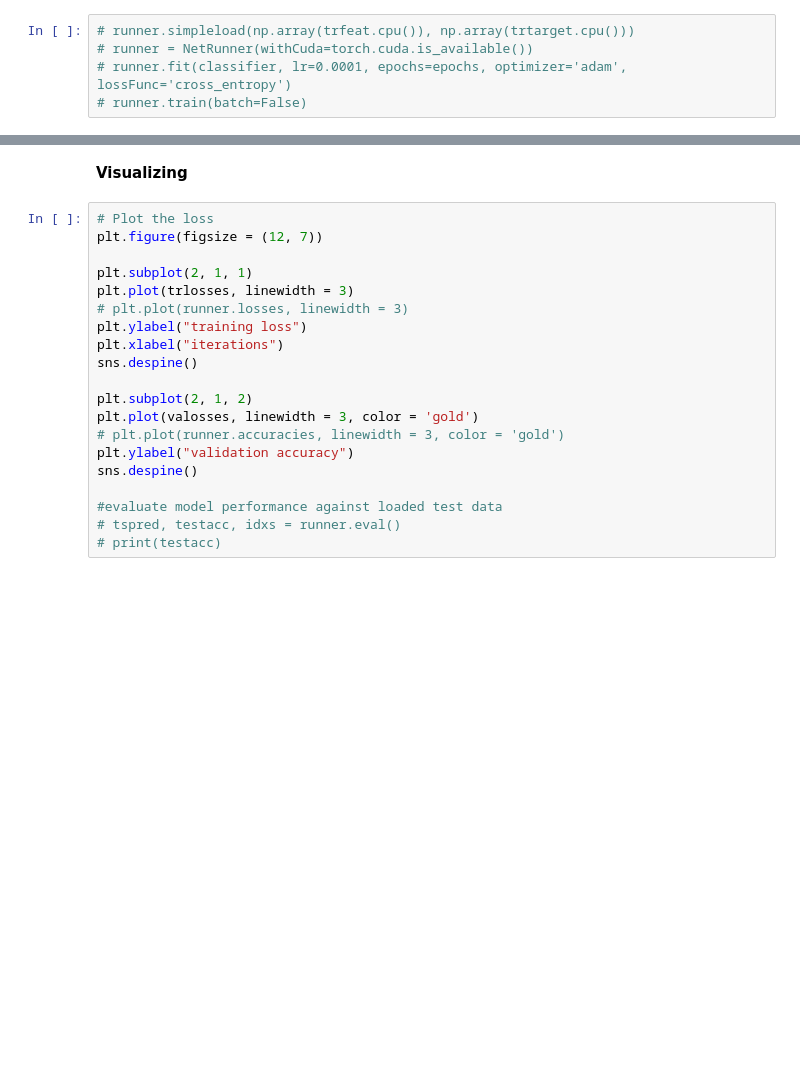
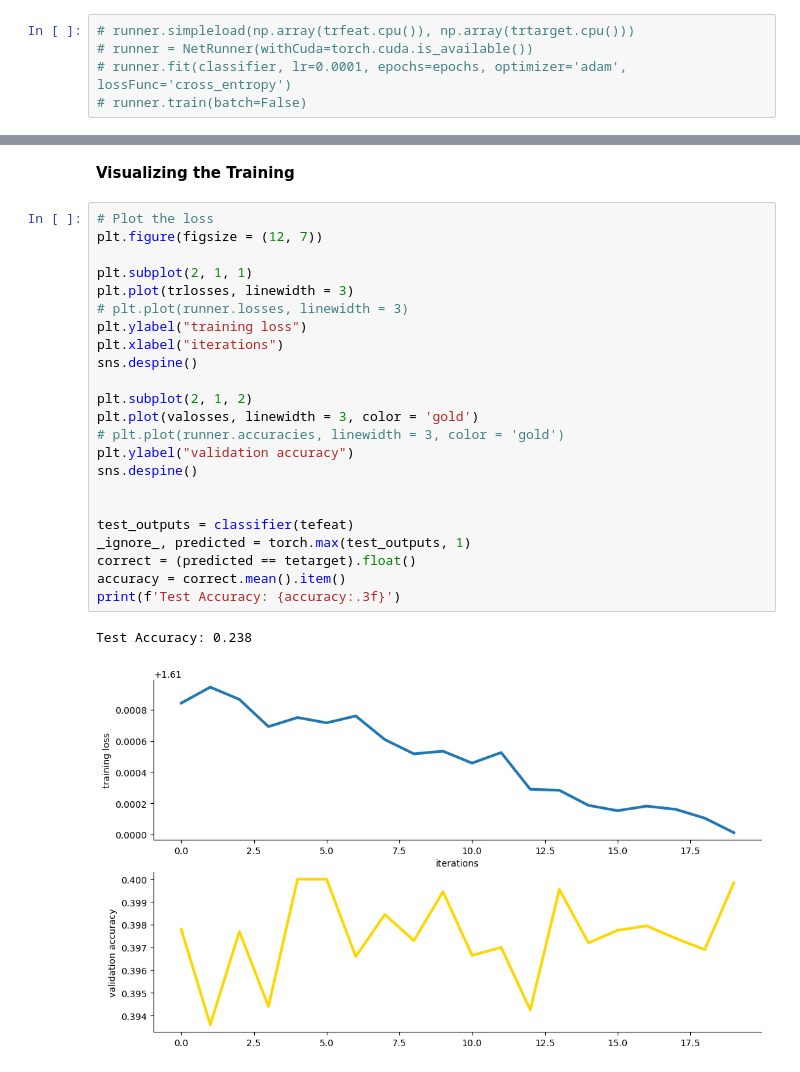
Before and after one commit to emmabacarra/Phys-417, a Jupyter notebook: Final Project - HEP Tagging/tagger.ipynb, the cells around one changed output, grey strips where cells are left out. Drawn from its saved outputs; the diff is of its cells as text; blank space fills up the shorter version.

Commit message:
first run of training

```diff
--- a/Final Project - HEP Tagging/tagger.ipynb
+++ b/Final Project - HEP Tagging/tagger.ipynb
@@ -239,22 +396,28 @@ for epoch in range(1, epochs+1):
 # %% [markdown]
-<b>Visualizing</b>
+<b>Visualizing the Training</b>
 # %%
 # Plot the loss
 plt.figure(figsize = (12, 7))
 
 plt.subplot(2, 1, 1)
 plt.plot(trlosses, linewidth = 3)
 # plt.plot(runner.losses, linewidth = 3)
 plt.ylabel("training loss")
 plt.xlabel("iterations")
 sns.despine()
 
 plt.subplot(2, 1, 2)
 plt.plot(valosses, linewidth = 3, color = 'gold')
 # plt.plot(runner.accuracies, linewidth = 3, color = 'gold')
 plt.ylabel("validation accuracy")
 sns.despine()
 
-#evaluate model performance against loaded test data
-# tspred, testacc, idxs = runner.eval()
-# print(testacc)
+
+test_outputs = classifier(tefeat)
+_ignore_, predicted = torch.max(test_outputs, 1)
+correct = (predicted == tetarget).float()
+accuracy = correct.mean().item()
+print(f'Test Accuracy: {accuracy:.3f}')
+# %% [output]
+Test Accuracy: 0.238
+[figure, added]
```
Also changed, not shown: parts of 9 cells of this notebook, 1 other file.
